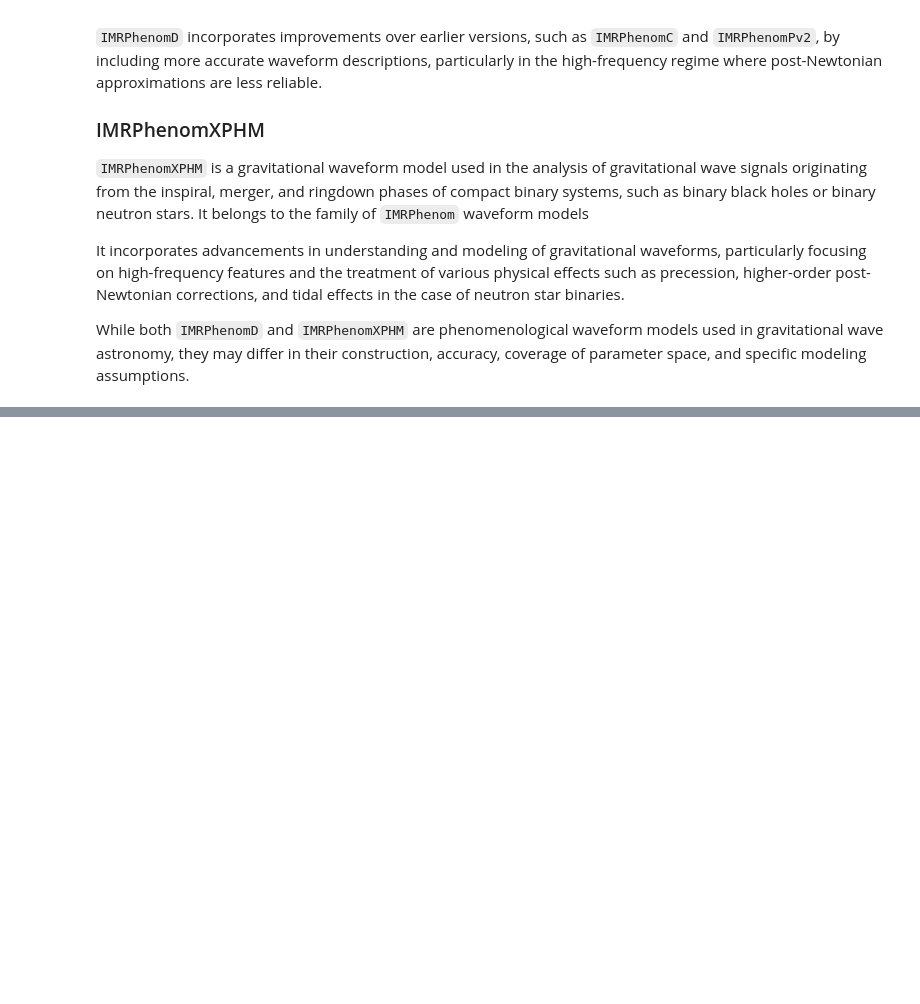
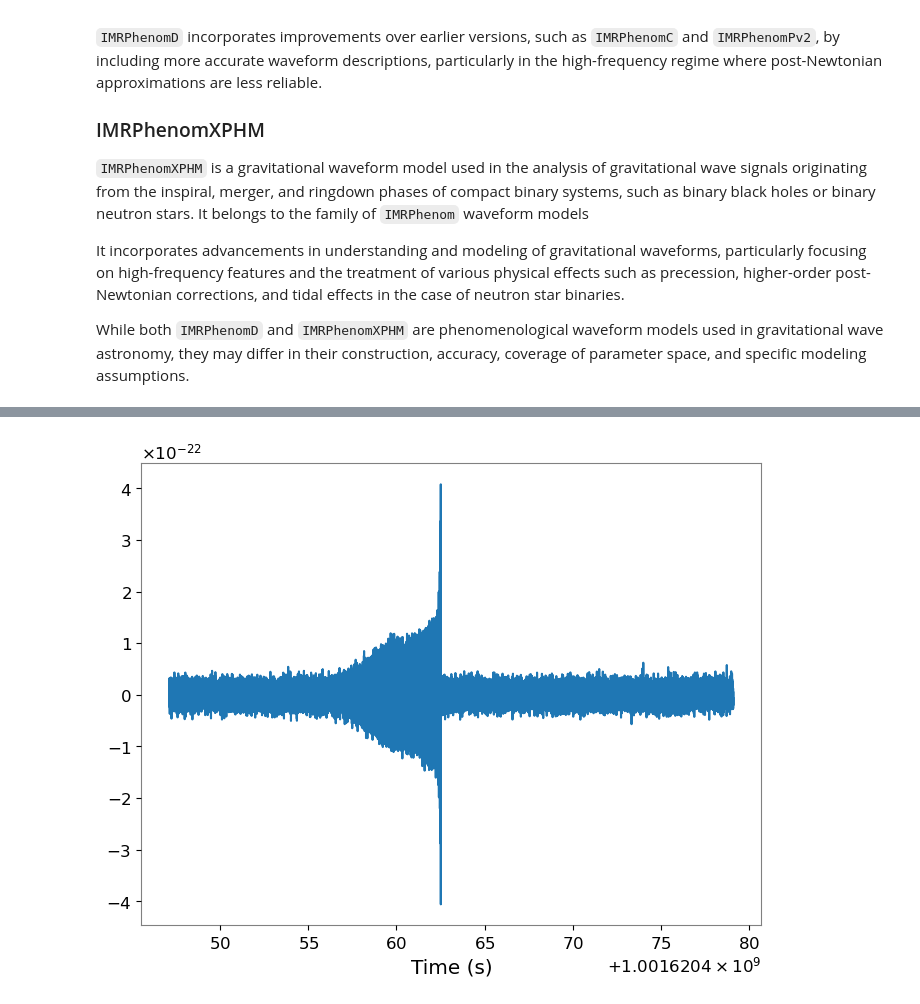
Before and after one commit to elenacuoco/ET-MDC-Tutorials, a Jupyter notebook: notebooks/SignalDetection.ipynb, the cells around one changed output, grey strips where cells are left out. Saved outputs shown, nothing was run; the diff lists cells and outputs as text; code cells hidden in the pictures; blank space fills up the shorter version.

```diff
--- a/notebooks/SignalDetection.ipynb
+++ b/notebooks/SignalDetection.ipynb
@@ -274,0 +197,18 @@ NameError: name 'h1' is not defined
+# %%
+from pycbc.filter import resample_to_delta_t, highpass
+from pycbc.types import TimeSeries
+import numpy as np
+fs=8192
+time_step=1/fs
+start_time=tc=1001620463.11925-16
+strain = TimeSeries(np.array(h), delta_t=time_step, epoch=start_time)
+# %%
+# Remove the low frequency content and downsample the data to 2048Hz
+strain = highpass(strain, 15.0)
+strain = resample_to_delta_t(strain, 1.0/2048)
+
+pylab.plot(strain.sample_times, strain)
+pylab.xlabel('Time (s)')
+pylab.show()
+# %% [output]
+[figure, added]
```
Also changed, not shown: parts of 20 cells of this notebook.
